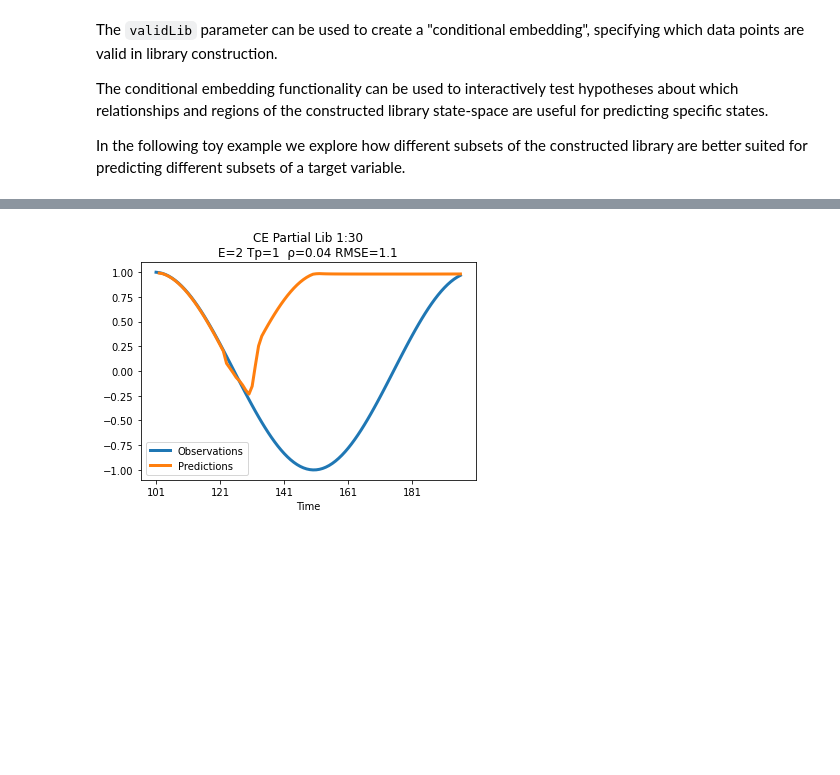
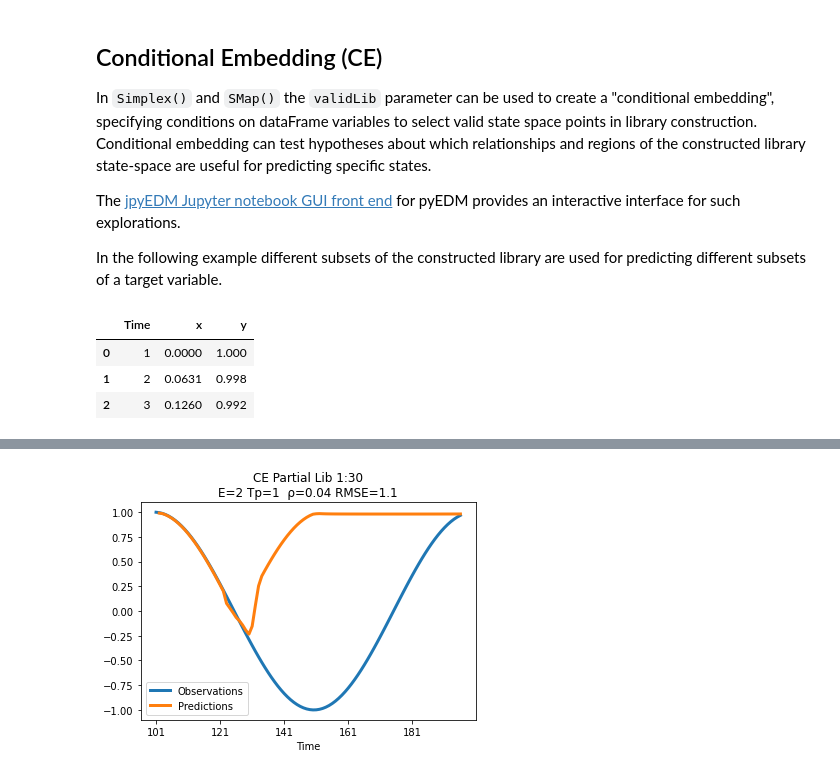
Before and after one commit to SugiharaLab/EDM_Documentation, a Jupyter notebook: docs/cond_emb_demo.ipynb, the cells around one changed output, grey strips where cells are left out. Saved outputs shown, nothing was run; the diff lists cells and outputs as text; code cells hidden in the pictures; blank space fills up the shorter version.

```diff
--- a/docs/cond_emb_demo.ipynb
+++ b/docs/cond_emb_demo.ipynb
@@ -1,7 +1,9 @@
 # %% [markdown]
-The `validLib` parameter can be used to create a "conditional embedding", specifying which data points are valid in library construction.
+## Conditional Embedding (CE)
 
-The conditional embedding functionality can be used to interactively test hypotheses about which relationships and regions of the constructed library state-space are useful for predicting specific states.
+In `Simplex()` and `SMap()` the `validLib` parameter can be used to create a "conditional embedding", specifying conditions on dataFrame variables to select valid state space points in library construction. Conditional embedding can test hypotheses about which relationships and regions of the constructed library state-space are useful for predicting specific states.
 
-In the following toy example we explore how different subsets of the constructed library are better suited for predicting different subsets of a target variable.
+The [jpyEDM Jupyter notebook GUI front end](https://github.com/SugiharaLab/jpyEDM#empirical-dynamic-modeling-edm-jupyter-notebook) for pyEDM provides an interactive interface for such explorations.
+
+In the following example different subsets of the constructed library are used for predicting different subsets of a target variable.
 # %%
@@ -9,4 +10,10 @@ import numpy as np
 from pyEDM import *
 # %%
 df = sampleData["circle"]
+df.head(3)
+# %% [output]
+|  | Time | x | y |
+| 0 | 1 | 0.0000 | 1.000 |
+| 1 | 2 | 0.0631 | 0.998 |
+| 2 | 3 | 0.1260 | 0.992 |
 # %% [markdown]
```
Also changed, not shown: parts of 7 cells of this notebook, 5 other files.
